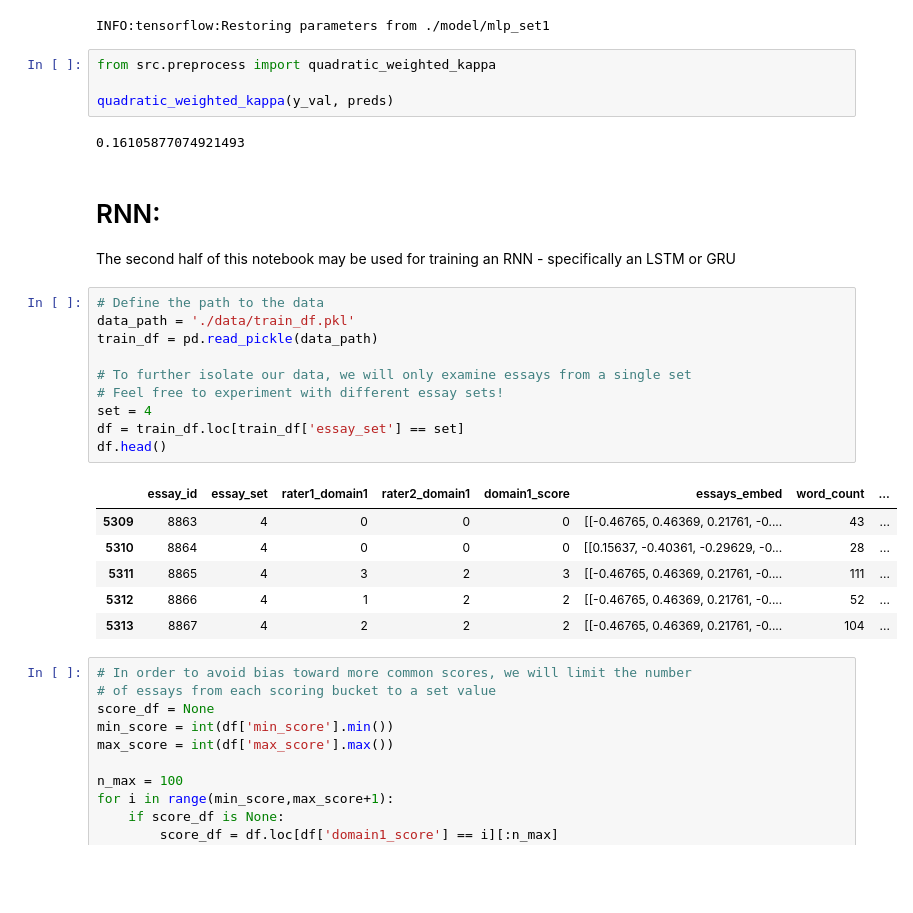
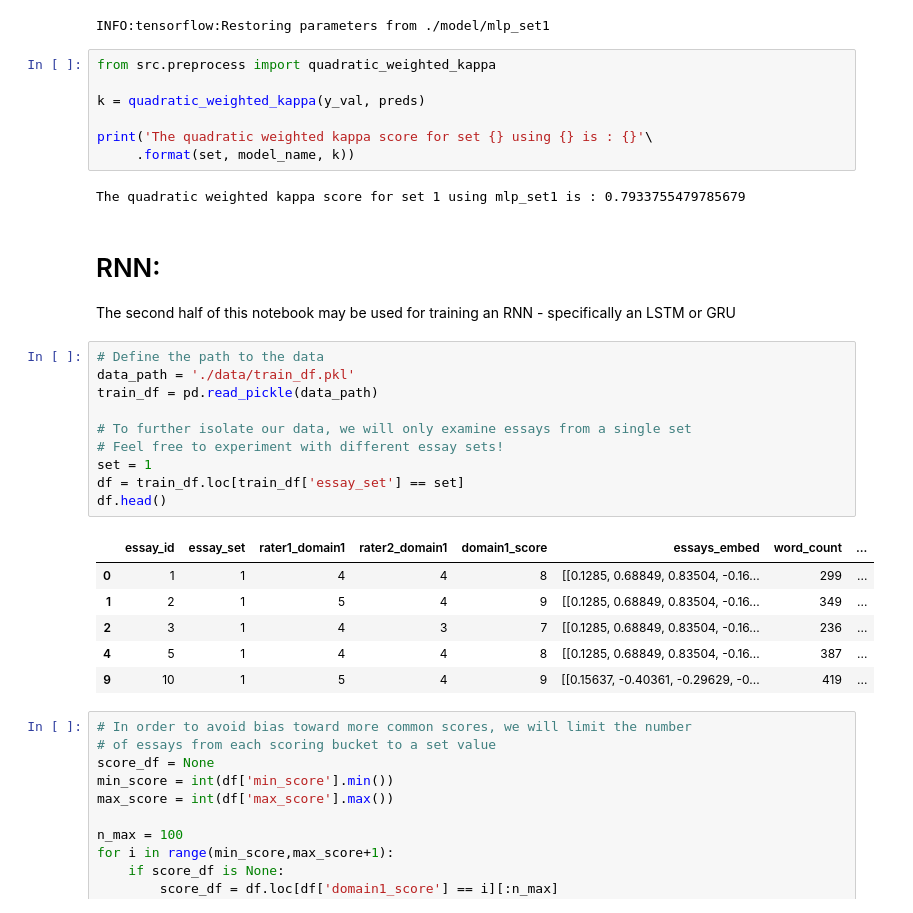
Before and after one commit to ac4391/EssayGrader, a Jupyter notebook: EssayGrader.ipynb, the cells around one changed output. Drawn from its saved outputs; the diff is of its cells as text; blank space fills up the shorter version.

```diff
--- a/EssayGrader.ipynb
+++ b/EssayGrader.ipynb
@@ -158,29 +159,32 @@ INFO:tensorflow:Restoring parameters from ./model/mlp_set1
 # %%
 from src.preprocess import quadratic_weighted_kappa
 
-quadratic_weighted_kappa(y_val, preds)
+k = quadratic_weighted_kappa(y_val, preds)
+
+print('The quadratic weighted kappa score for set {} using {} is : {}'\
+     .format(set, model_name, k))
 # %% [output]
-0.16105877074921493
+The quadratic weighted kappa score for set 1 using mlp_set1 is : 0.7933755479785679
 # %% [markdown]
 # RNN:
 The second half of this notebook may be used for training an RNN - specifically an LSTM or GRU
 # %%
 # Define the path to the data
 data_path = './data/train_df.pkl'
 train_df = pd.read_pickle(data_path)
 
 # To further isolate our data, we will only examine essays from a single set
 # Feel free to experiment with different essay sets!
-set = 4
+set = 1
 df = train_df.loc[train_df['essay_set'] == set]
 df.head()
 # %% [output]
 |  | essay_id | essay_set | rater1_domain1 | rater2_domain1 | domain1_score | essays_embed | word_count | ... |
-| 5309 | 8863 | 4 | 0 | 0 | 0 | [[-0.46765, 0.46369, 0.21761, -0.... | 43 | ... |
-| 5310 | 8864 | 4 | 0 | 0 | 0 | [[0.15637, -0.40361, -0.29629, -0... | 28 | ... |
-| 5311 | 8865 | 4 | 3 | 2 | 3 | [[-0.46765, 0.46369, 0.21761, -0.... | 111 | ... |
-| 5312 | 8866 | 4 | 1 | 2 | 2 | [[-0.46765, 0.46369, 0.21761, -0.... | 52 | ... |
-| 5313 | 8867 | 4 | 2 | 2 | 2 | [[-0.46765, 0.46369, 0.21761, -0.... | 104 | ... |
+| 0 | 1 | 1 | 4 | 4 | 8 | [[0.1285, 0.68849, 0.83504, -0.16... | 299 | ... |
+| 1 | 2 | 1 | 5 | 4 | 9 | [[0.1285, 0.68849, 0.83504, -0.16... | 349 | ... |
+| 2 | 3 | 1 | 4 | 3 | 7 | [[0.1285, 0.68849, 0.83504, -0.16... | 236 | ... |
+| 4 | 5 | 1 | 4 | 4 | 8 | [[0.1285, 0.68849, 0.83504, -0.16... | 387 | ... |
+| 9 | 10 | 1 | 5 | 4 | 9 | [[0.15637, -0.40361, -0.29629, -0... | 419 | ... |
 # %%
 # In order to avoid bias toward more common scores, we will limit the number
 # of essays from each scoring bucket to a set value
```
Also changed, not shown: parts of 15 cells of this notebook, 2 other files.
